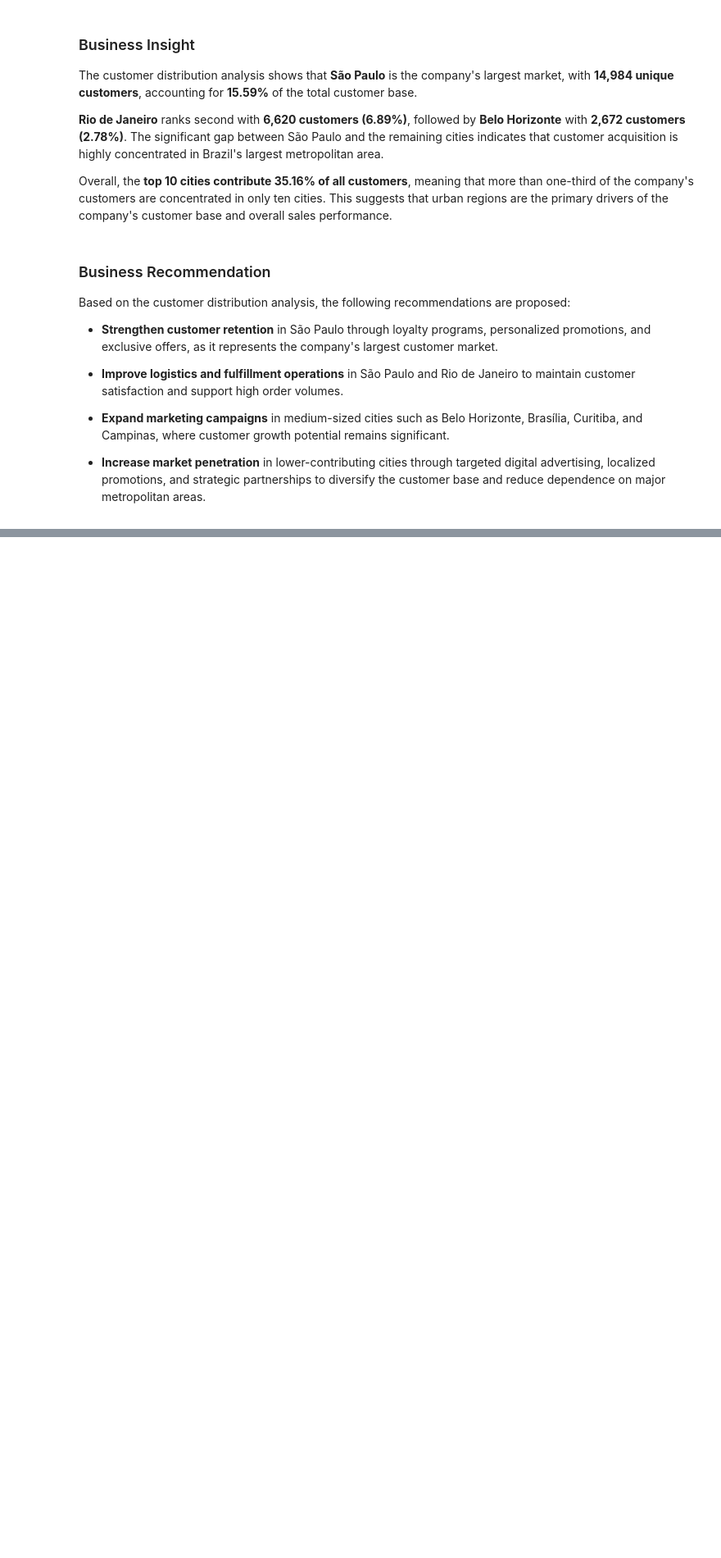
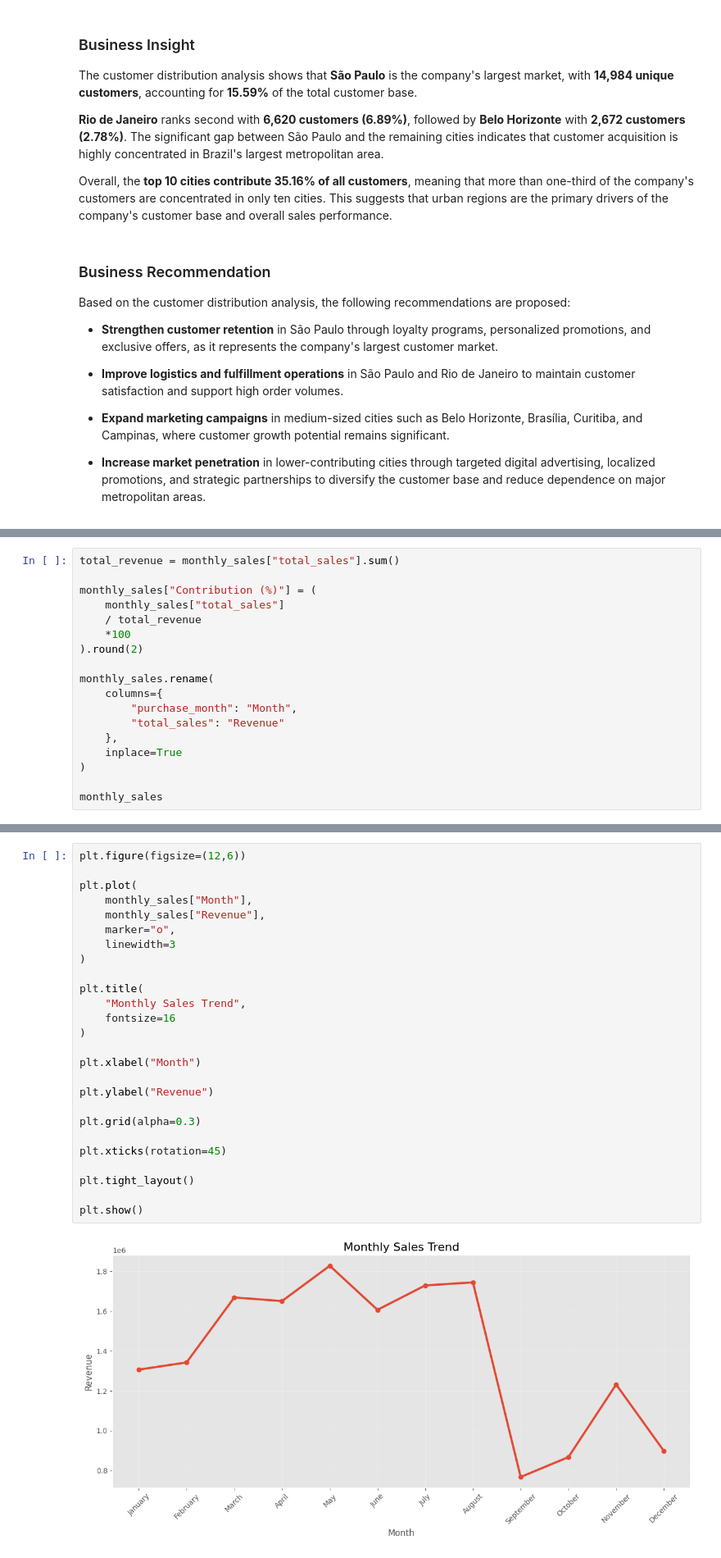
Before and after one commit to Nicolauzzz/olist-ecommerce-sales-analysis, a Jupyter notebook: notebooks/03_eda.ipynb, the cells around one changed output, grey strips where cells are left out. Shown at 82% size. Drawn from its saved outputs; the diff is of its cells as text; blank space fills up the shorter version.

```diff
--- a/notebooks/03_eda.ipynb
+++ b/notebooks/03_eda.ipynb
@@ -332,0 +398,18 @@ Based on the customer distribution analysis, the following recommendations are p
+# %%
+total_revenue = monthly_sales["total_sales"].sum()
+
+monthly_sales["Contribution (%)"] = (
+    monthly_sales["total_sales"]
+    / total_revenue
+    *100
+).round(2)
+
+monthly_sales.rename(
+    columns={
+        "purchase_month": "Month",
+        "total_sales": "Revenue"
+    },
+    inplace=True
+)
+
+monthly_sales
@@ -332,0 +430,28 @@ Based on the customer distribution analysis, the following recommendations are p
+# %%
+plt.figure(figsize=(12,6))
+
+plt.plot(
+    monthly_sales["Month"],
+    monthly_sales["Revenue"],
+    marker="o",
+    linewidth=3
+)
+
+plt.title(
+    "Monthly Sales Trend",
+    fontsize=16
+)
+
+plt.xlabel("Month")
+
+plt.ylabel("Revenue")
+
+plt.grid(alpha=0.3)
+
+plt.xticks(rotation=45)
+
+plt.tight_layout()
+
+plt.show()
+# %% [output]
+[figure, added]
```
Also changed, not shown: parts of 50 cells of this notebook.
